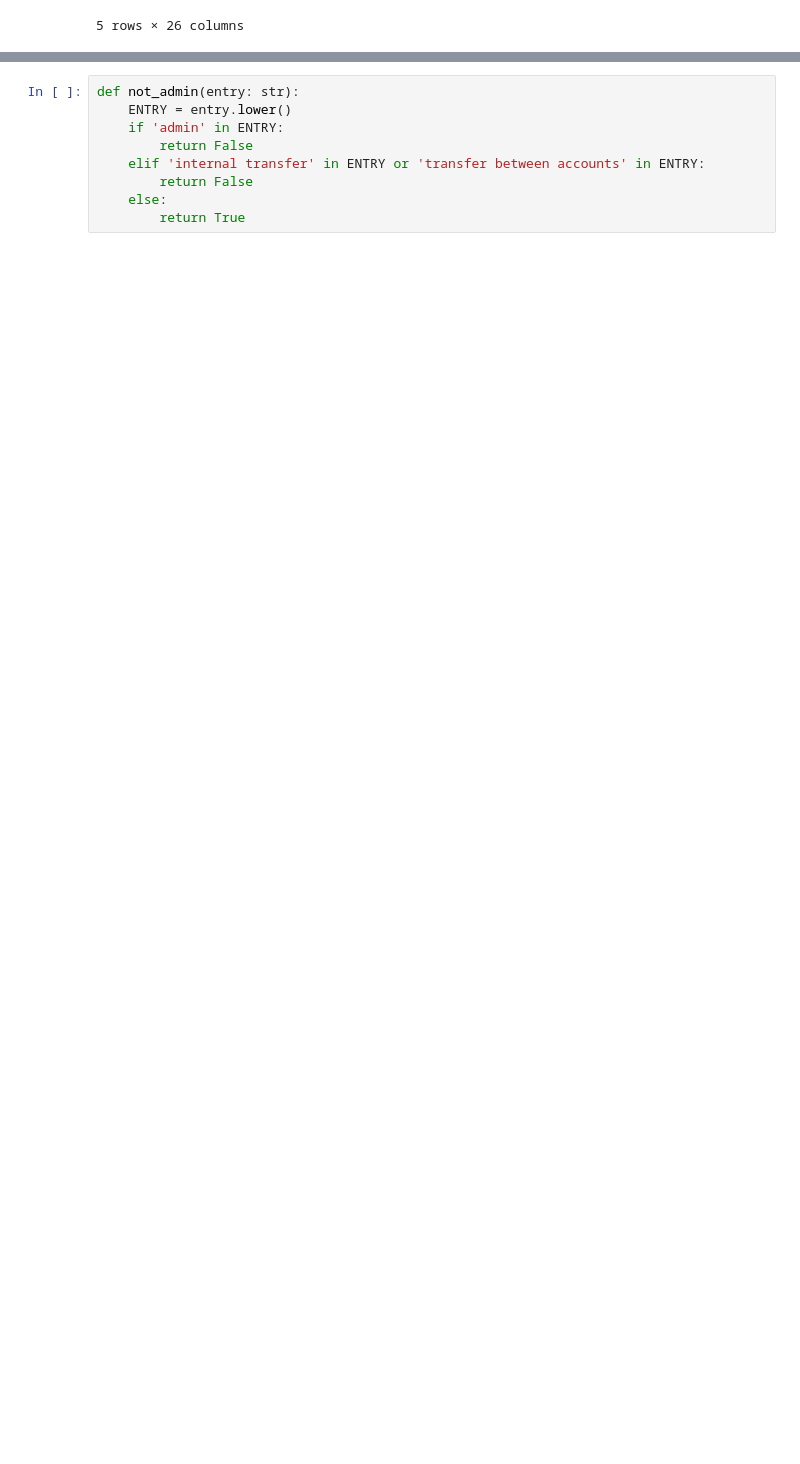
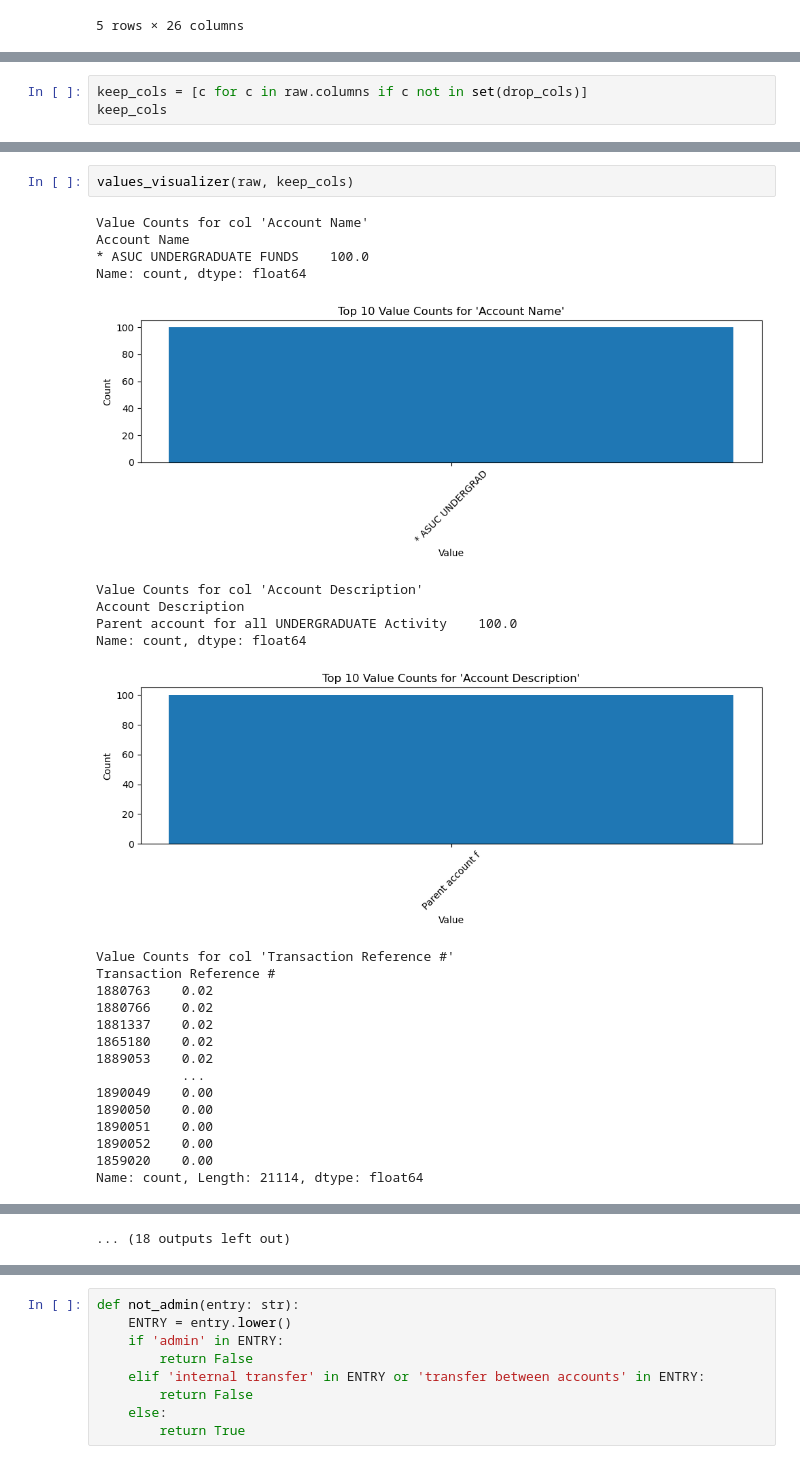
Before and after one commit to J-Ngaiii/ocfo-etl, a Jupyter notebook: experiments/transacs-eda.ipynb, the cells around one changed output, grey strips where cells are left out. Saved outputs shown, nothing was run; the diff lists cells and outputs as text; blank space fills up the shorter version.

```diff
--- a/experiments/transacs-eda.ipynb
+++ b/experiments/transacs-eda.ipynb
@@ -42,0 +204,3 @@ Name: count, dtype: int64
+# %%
+keep_cols = [c for c in raw.columns if c not in set(drop_cols)]
+keep_cols
@@ -42,0 +223,27 @@ Name: count, dtype: int64
+# %%
+values_visualizer(raw, keep_cols)
+# %% [output]
+Value Counts for col 'Account Name'
+Account Name
+* ASUC UNDERGRADUATE FUNDS    100.0
+Name: count, dtype: float64
+[figure, added]
+Value Counts for col 'Account Description'
+Account Description
+Parent account for all UNDERGRADUATE Activity    100.0
+Name: count, dtype: float64
+[figure, added]
+Value Counts for col 'Transaction Reference #'
+Transaction Reference #
+1880763    0.02
+1880766    0.02
+1881337    0.02
+1865180    0.02
+1889053    0.02
+           ...
+1890049    0.00
+1890050    0.00
+1890051    0.00
+1890052    0.00
+1859020    0.00
+Name: count, Length: 21114, dtype: float64
@@ -42,0 +286 @@ Name: count, dtype: int64
+... (18 outputs left out)
```
Also changed, not shown: parts of 20 cells of this notebook, 1 other file.
